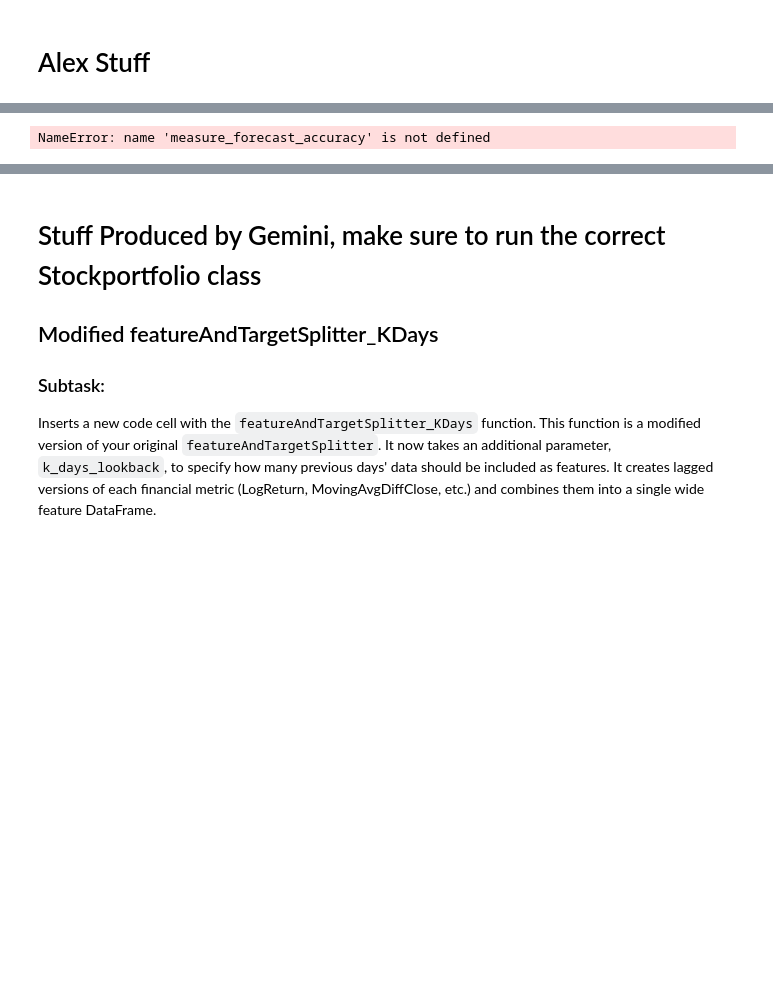
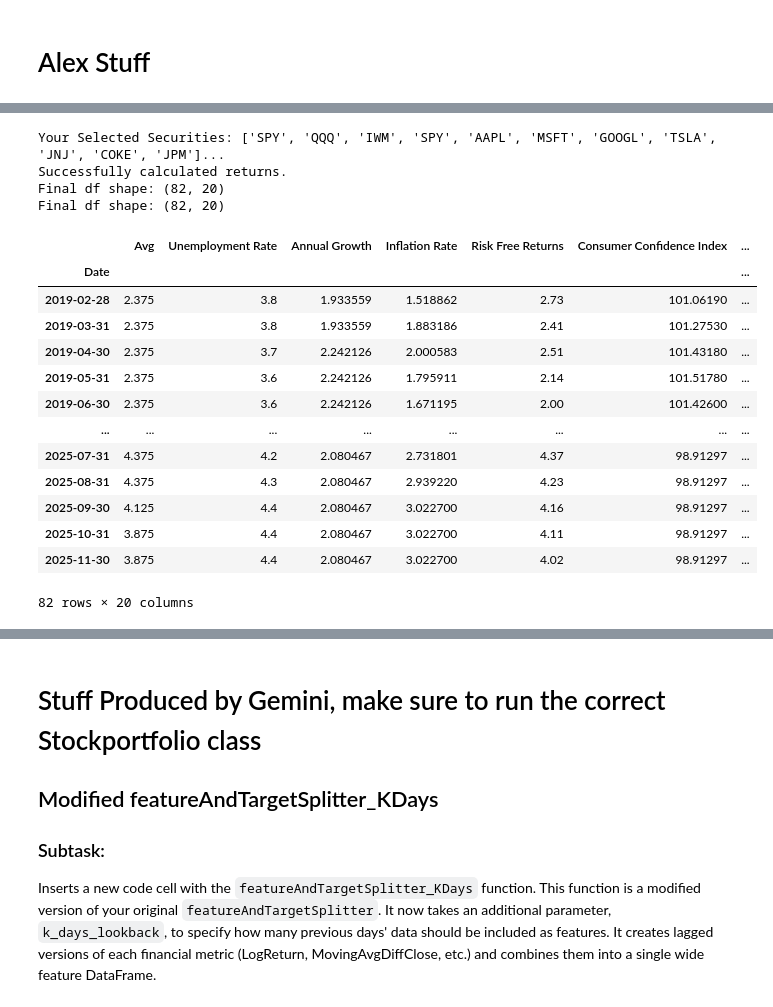
Before and after one commit to AlexanderVaz15/Final_16B, a Jupyter notebook: BullFolio.ipynb, the cells around one changed output, grey strips where cells are left out. Saved outputs shown, nothing was run; the diff lists cells and outputs as text; code cells hidden in the pictures; blank space fills up the shorter version.

```diff
--- a/BullFolio.ipynb
+++ b/BullFolio.ipynb
@@ -436,39 +523,3 @@ def RegTreeModel(testDf,targetDf,ticker,targetDay):
   allPred = model.predict(standTestDf)
   PredPriceForNextDay = allPred[len(allPred)- 1]*targetDf.std().iloc[0]+targetDf.mean().iloc[0]
   print(PredPriceForNextDay)
-# %%
-movingAverageWindow = 7
-dayshift = 1 #This is to choose which day we want to predict, we're looking at the tail
-# of length dayshift of our dataframe then we choose [0]
-targetFeature = 'Close'
-sampleSize = 650 #randomly selecting this many days from history
-DaysBack = 1 #from our target days we are looking at the history this many days back
-#so for nov 30th days back would correspond with nov16th data point
-print(f"Results for Linear Regression Model, \nMSE, R^2, and predicted {targetFeature} price {DaysBack} days from now\nWith Moving Avg Window of {movingAverageWindow},{movingAverageWindow*2}, and {movingAverageWindow*5} days")
-for ticker in test.tickerList:
-    diff = test.MovingAverages('Close',movingAverageWindow)[('Diff',ticker)].dropna()
-    diffShifted2X = test.MovingAverages('Close',movingAverageWindow*2)[('Diff',ticker)].dropna()
-    diffShifted5X = test.MovingAverages('Close',movingAverageWindow*5)[('Diff',ticker)].dropna()
-    #volDiff = test.MovingAverages('Volume',movingAverageWindow)[('Diff',ticker)].dropna()
-    logReturn = test.getLogChangeHistory('Close')[ticker].tail(len(test.data[('Close',ticker)]) - movingAverageWindow + 1).dropna()
-    #volumeData = test.data[('Volume',ticker)].tail(len(test.data[('Volume',ticker)]) - movingAverageWindow + 1)
-    closeData = test.data[('Close',ticker)].tail(len(test.data[('Close',ticker)]) - movingAverageWindow + 1)
-    openData = test.data[('Open', ticker)].tail(len(test.data[('Open',ticker)]) - movingAverageWindow + 1)
-    lowData = test.data[('Low', ticker)].tail(len(test.data[('Low',ticker)]) - movingAverageWindow + 1)
-    highData = test.data[('High', ticker)].tail(len(test.data[('High',ticker)]) - movingAverageWindow + 1)
-    #testDay = [diff.tail(dayshift).iloc[0],volDiff.tail(dayshift).iloc[0],logReturn.tail(dayshift).iloc[0],volumeData.tail(dayshift).iloc[0],closeData.tail(dayshift).iloc[0],openData.tail(dayshift).iloc[0],
-    #           lowData.tail(dayshift).iloc[0],highData.tail(dayshift).iloc[0]]
-    nonShiftedTestDf = pd.DataFrame({'LogReturn': logReturn,
-                                     'MovingAvgDiffClose':diff,
-                                     'Shifted2xMovingAvg':diffShifted2X,
-                                     'Shifted5xMovingAvg':diffShifted5X,
-                                     #'MovingAvgDiffVol': volDiff,
-                                     #'Volume':volumeData,
-                                     'Close':closeData,
-                                     'Open':openData,
-                                     'Low':lowData,
-                                     'High':highData})
-    testDf,targetDf = test.featureAndTargetSplitter(DaysBack, sampleSize, targetFeature,movingAverageWindow, ticker )
-    #testDay = (testDay - np.array(list(nonShiftedTestDf.mean())))/np.array(list(nonShiftedTestDf.std()))
-    targetDay = test.data[(targetFeature,ticker)].tail(DaysBack).iloc[0]
-    LinearRegModel(testDf,targetDf,ticker,targetDay)
@@ -949,2 +987,28 @@ class PortfolioDataProcessor:
         return final_df
+# %%
+macro_data = Economic_Data()
+
+my_tickers = ['SPY', 'QQQ', 'IWM', "SPY", "AAPL", "MSFT", "GOOGL",  "TSLA", "JNJ",'COKE', 'JPM']
+
+processor = PortfolioDataProcessor(tickers=my_tickers, macro_data_instance=macro_data)
+processor.merge_macro_and_market_data()
+# %% [output]
+Your Selected Securities: ['SPY', 'QQQ', 'IWM', 'SPY', 'AAPL', 'MSFT', 'GOOGL', 'TSLA', 'JNJ', 'COKE', 'JPM']...
+Successfully calculated returns.
+Final df shape: (82, 20)
+Final df shape: (82, 20)
+|  | Avg | Unemployment Rate | Annual Growth | Inflation Rate | Risk Free Returns | Consumer Confidence Index | ... |
+| Date |  |  |  |  |  |  | ... |
+| 2019-02-28 | 2.375 | 3.8 | 1.933559 | 1.518862 | 2.73 | 101.06190 | ... |
+| 2019-03-31 | 2.375 | 3.8 | 1.933559 | 1.883186 | 2.41 | 101.27530 | ... |
+| 2019-04-30 | 2.375 | 3.7 | 2.242126 | 2.000583 | 2.51 | 101.43180 | ... |
+| 2019-05-31 | 2.375 | 3.6 | 2.242126 | 1.795911 | 2.14 | 101.51780 | ... |
+| 2019-06-30 | 2.375 | 3.6 | 2.242126 | 1.671195 | 2.00 | 101.42600 | ... |
+| ... | ... | ... | ... | ... | ... | ... | ... |
+| 2025-07-31 | 4.375 | 4.2 | 2.080467 | 2.731801 | 4.37 | 98.91297 | ... |
+| 2025-08-31 | 4.375 | 4.3 | 2.080467 | 2.939220 | 4.23 | 98.91297 | ... |
+| 2025-09-30 | 4.125 | 4.4 | 2.080467 | 3.022700 | 4.16 | 98.91297 | ... |
+| 2025-10-31 | 3.875 | 4.4 | 2.080467 | 3.022700 | 4.11 | 98.91297 | ... |
+| 2025-11-30 | 3.875 | 4.4 | 2.080467 | 3.022700 | 4.02 | 98.91297 | ... |
+82 rows × 20 columns
 # %%
@@ -1223,14 +1332,2 @@ def predict_and_allocate(tickers, initial_capital, min_pred_threshold=0.25, base
     results_df = pd.DataFrame(allocation_plan).sort_values('Pred. Return (%)', ascending=False)
     return results_df
-# %%
-tickers = ['SPY', 'QQQ', 'IWM', "SPY", "AAPL", "MSFT", "GOOGL", "TSLA", "JNJ",'COKE', 'JPM', 'NVDA', 'TGT', 'NKE', 'UNH']
-initial_capital = 10000
-
-# Walk-forward performance
-results = measure_forecast_accuracy(tickers, lookback_years=1)
-
-# Get allocation based on latest data
-alloc = predict_and_allocate(tickers, initial_capital)
-display(alloc)
-# %% [output]
-NameError: name 'measure_forecast_accuracy' is not defined
```
Also changed, not shown: parts of 32 cells of this notebook.
